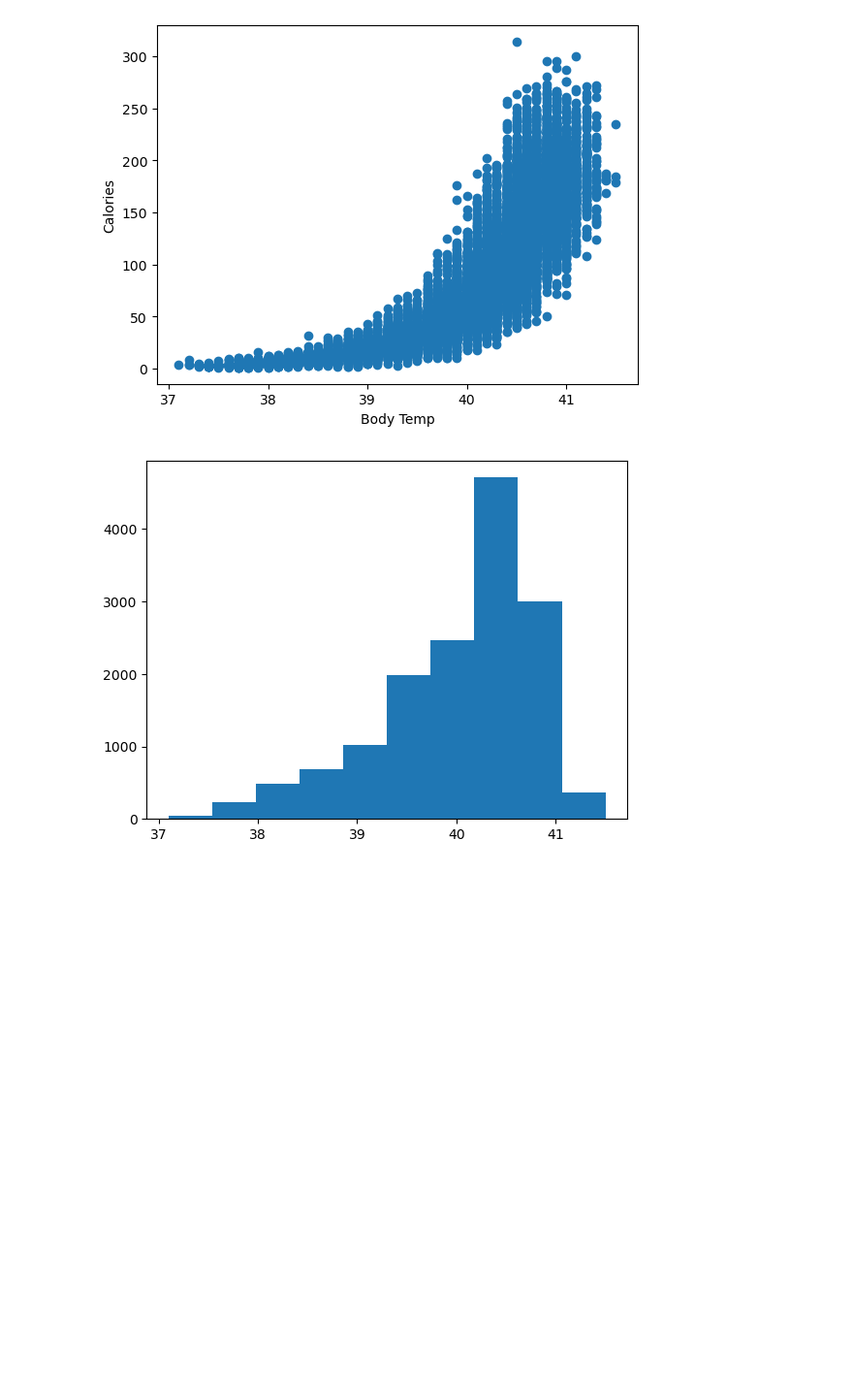
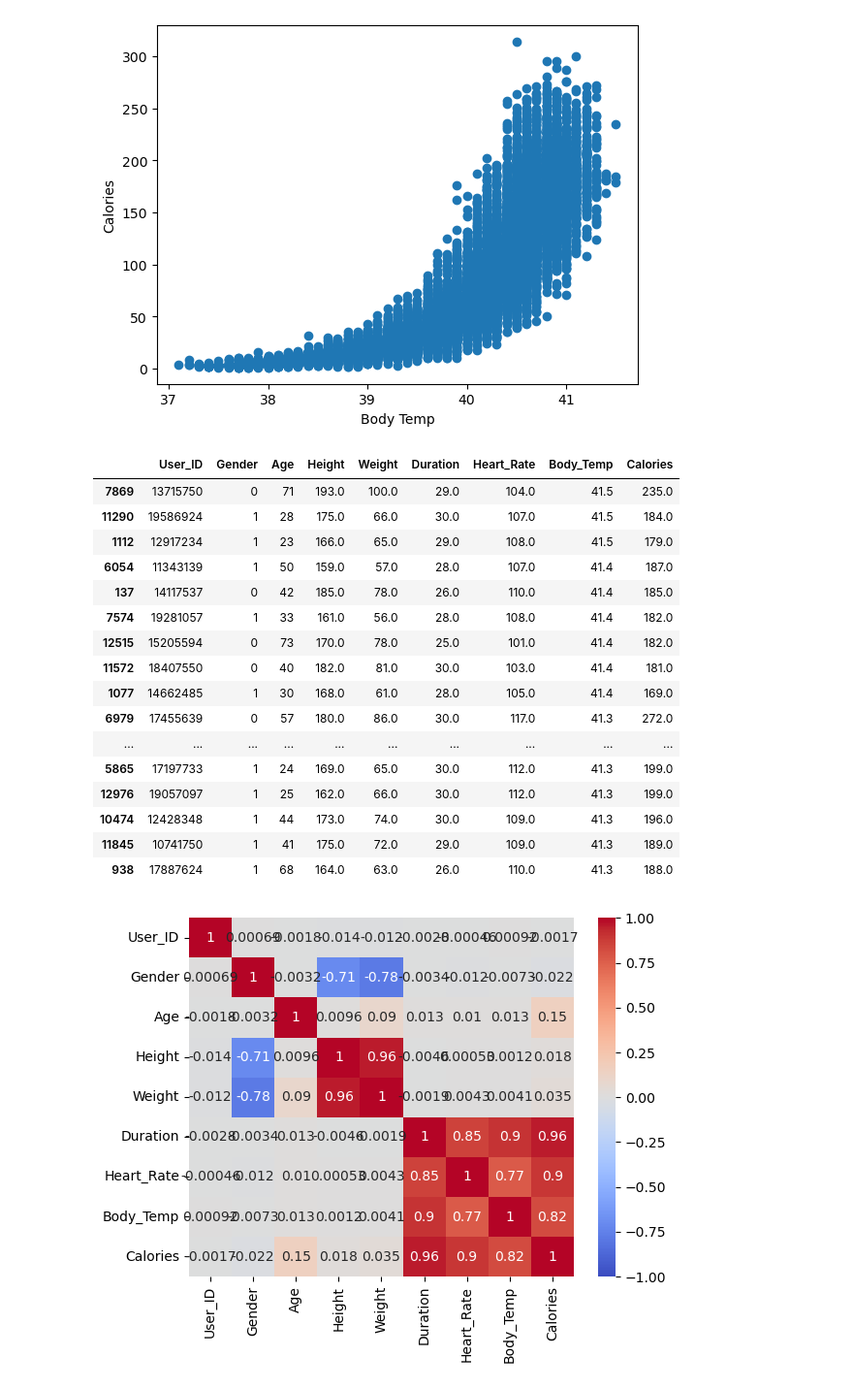
Before and after one commit to sr0e/CalorieCounter, a Jupyter notebook: EDA.ipynb, the cells around one changed output. Shown at 97% size. Cells and saved outputs as stored; diff of their text form; code cells hidden in the pictures; blank space fills up the shorter version.

```diff
--- a/EDA.ipynb
+++ b/EDA.ipynb
@@ -137,6 +137,26 @@ plt.xlabel('Body Temp');
 # %% [output]
 [figure]
 # %%
-plt.hist(cal_ex['Body_Temp']);
+cal_ex.sort_values(['Body_Temp', 'Calories'], ascending=False).head(30)
 # %% [output]
-[figure, removed]
+|  | User_ID | Gender | Age | Height | Weight | Duration | Heart_Rate | Body_Temp | Calories |
+| 7869 | 13715750 | 0 | 71 | 193.0 | 100.0 | 29.0 | 104.0 | 41.5 | 235.0 |
+| 11290 | 19586924 | 1 | 28 | 175.0 | 66.0 | 30.0 | 107.0 | 41.5 | 184.0 |
+| 1112 | 12917234 | 1 | 23 | 166.0 | 65.0 | 29.0 | 108.0 | 41.5 | 179.0 |
+| 6054 | 11343139 | 1 | 50 | 159.0 | 57.0 | 28.0 | 107.0 | 41.4 | 187.0 |
+| 137 | 14117537 | 0 | 42 | 185.0 | 78.0 | 26.0 | 110.0 | 41.4 | 185.0 |
+| 7574 | 19281057 | 1 | 33 | 161.0 | 56.0 | 28.0 | 108.0 | 41.4 | 182.0 |
+| 12515 | 15205594 | 0 | 73 | 170.0 | 78.0 | 25.0 | 101.0 | 41.4 | 182.0 |
+| 11572 | 18407550 | 0 | 40 | 182.0 | 81.0 | 30.0 | 103.0 | 41.4 | 181.0 |
+| 1077 | 14662485 | 1 | 30 | 168.0 | 61.0 | 28.0 | 105.0 | 41.4 | 169.0 |
+| 6979 | 17455639 | 0 | 57 | 180.0 | 86.0 | 30.0 | 117.0 | 41.3 | 272.0 |
+| ... | ... | ... | ... | ... | ... | ... | ... | ... | ... |
+| 5865 | 17197733 | 1 | 24 | 169.0 | 65.0 | 30.0 | 112.0 | 41.3 | 199.0 |
+| 12976 | 19057097 | 1 | 25 | 162.0 | 66.0 | 30.0 | 112.0 | 41.3 | 199.0 |
+| 10474 | 12428348 | 1 | 44 | 173.0 | 74.0 | 30.0 | 109.0 | 41.3 | 196.0 |
+| 11845 | 10741750 | 1 | 41 | 175.0 | 72.0 | 29.0 | 109.0 | 41.3 | 189.0 |
+| 938 | 17887624 | 1 | 68 | 164.0 | 63.0 | 26.0 | 110.0 | 41.3 | 188.0 |
+# %%
+sns.heatmap(cal_ex.corr(), cmap='coolwarm', vmin=-1, annot=True);
+# %% [output]
+[figure, added]
```
Also changed, not shown: parts of 4 cells of this notebook, 2 other files.
